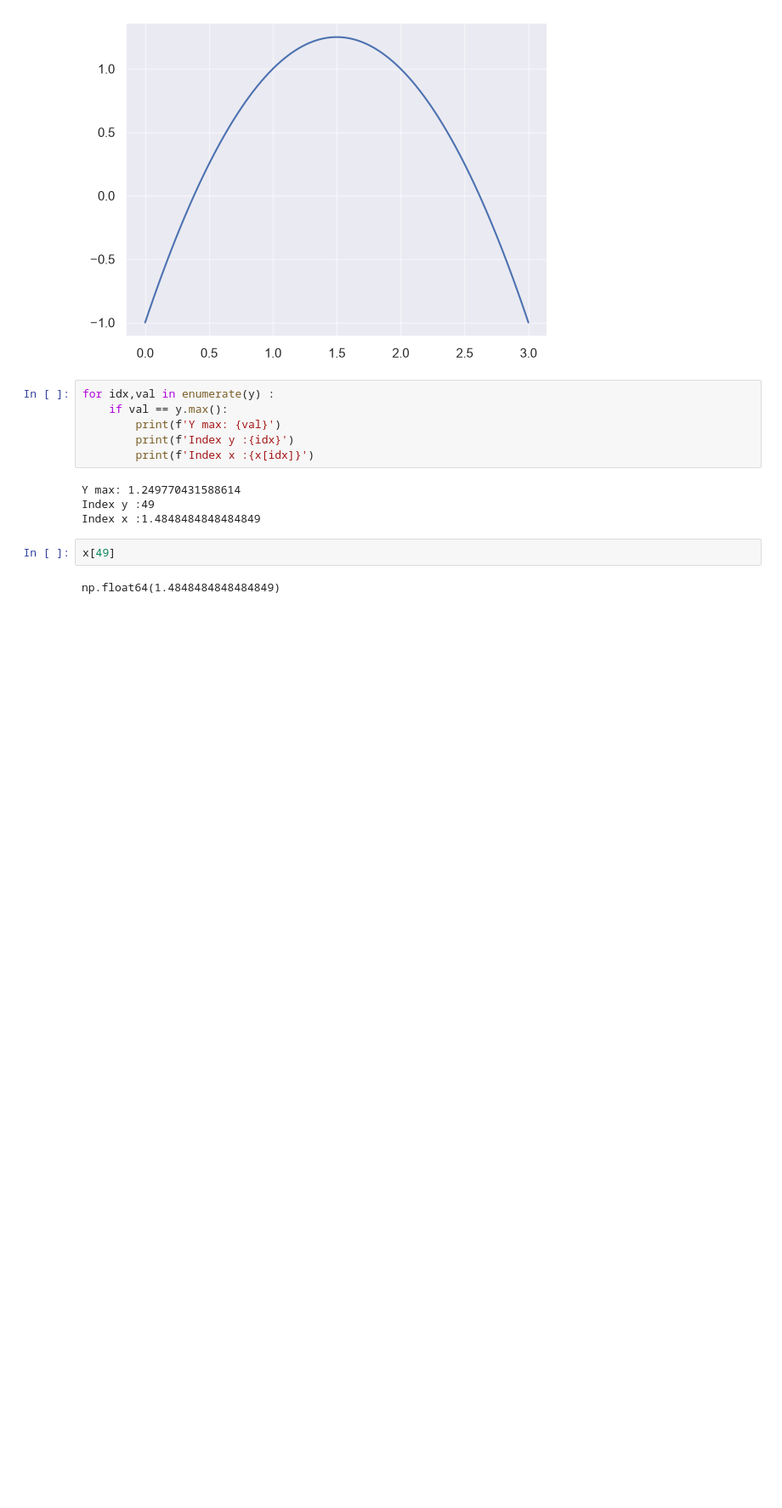
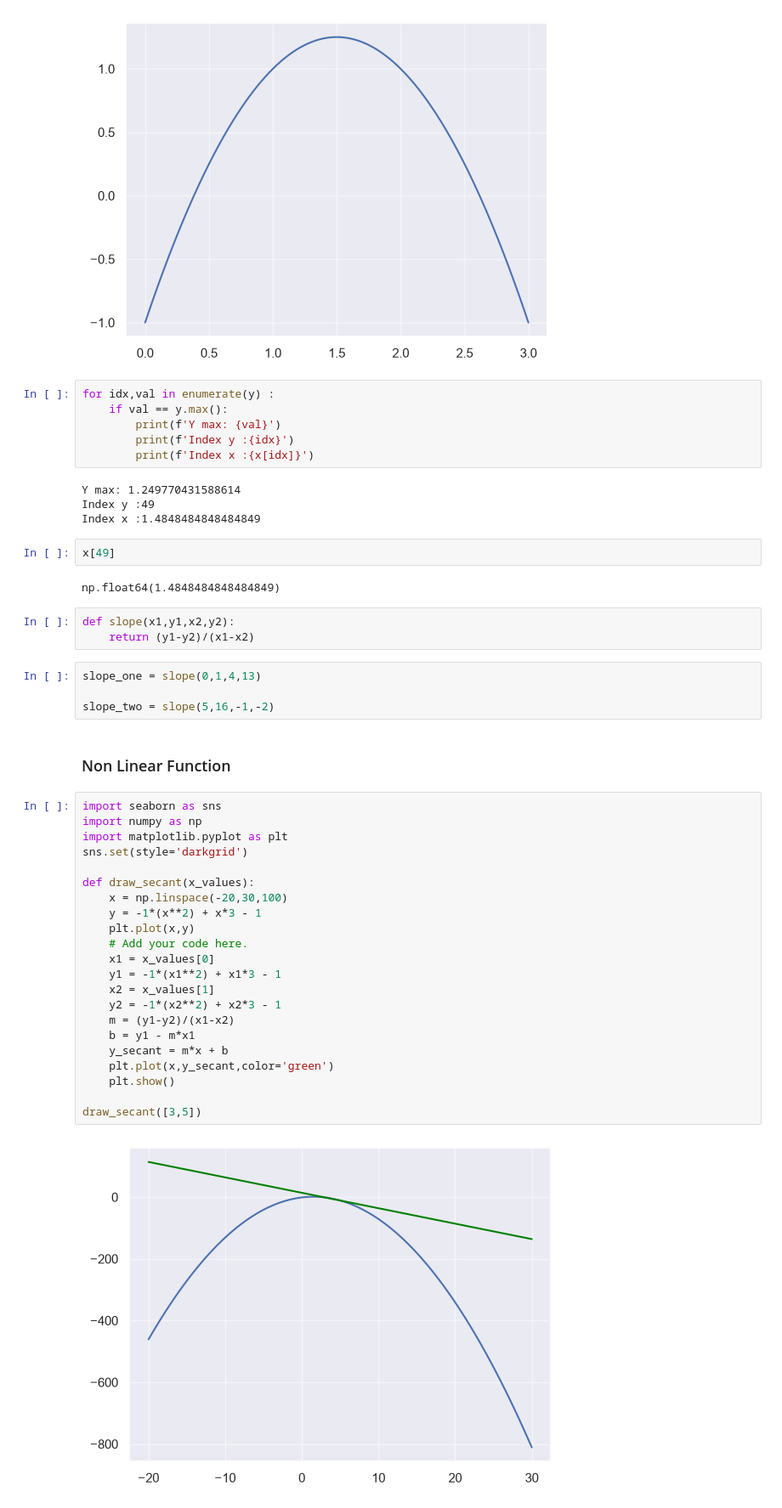
Before and after one commit to dnlsyfq/py_analyze, a Jupyter notebook: calculus.ipynb, the cells around one changed output. Shown at 85% size. Cells and saved outputs as stored; diff of their text form; blank space fills up the shorter version.

```diff
--- a/calculus.ipynb
+++ b/calculus.ipynb
@@ -33,3 +33,38 @@ Index x :1.4848484848484849
 x[49]
 # %% [output]
 np.float64(1.4848484848484849)
+# %%
+def slope(x1,y1,x2,y2):
+    return (y1-y2)/(x1-x2)
+# %%
+slope_one = slope(0,1,4,13)
+
+slope_two = slope(5,16,-1,-2)
+# %% [markdown]
+
+
+### Non Linear Function
+# %%
+import seaborn as sns
+import numpy as np
+import matplotlib.pyplot as plt
+sns.set(style='darkgrid')
+
+def draw_secant(x_values):
+    x = np.linspace(-20,30,100)
+    y = -1*(x**2) + x*3 - 1
+    plt.plot(x,y)
+    # Add your code here.
+    x1 = x_values[0]
+    y1 = -1*(x1**2) + x1*3 - 1
+    x2 = x_values[1]
+    y2 = -1*(x2**2) + x2*3 - 1
+    m = (y1-y2)/(x1-x2)
+    b = y1 - m*x1
+    y_secant = m*x + b
+    plt.plot(x,y_secant,color='green')
+    plt.show()
+
+draw_secant([3,5])
+# %% [output]
+[figure, added]
```
Also changed, not shown: parts of 2 cells of this notebook.
